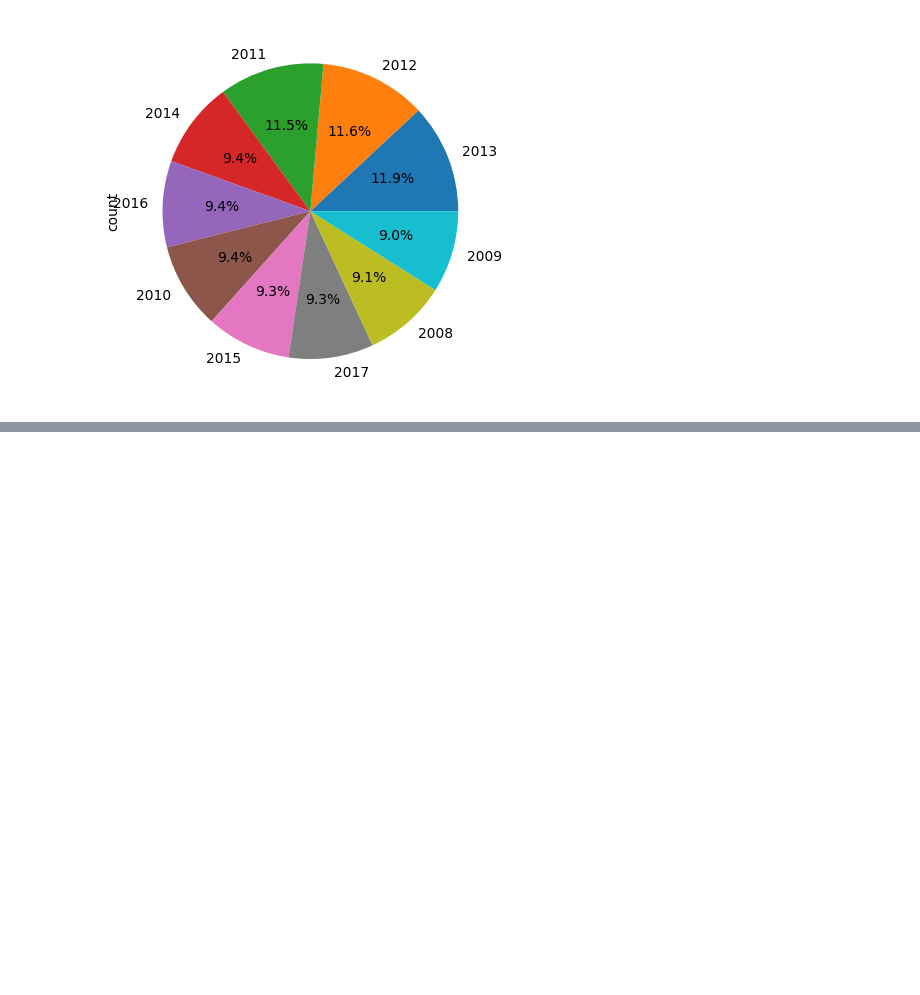
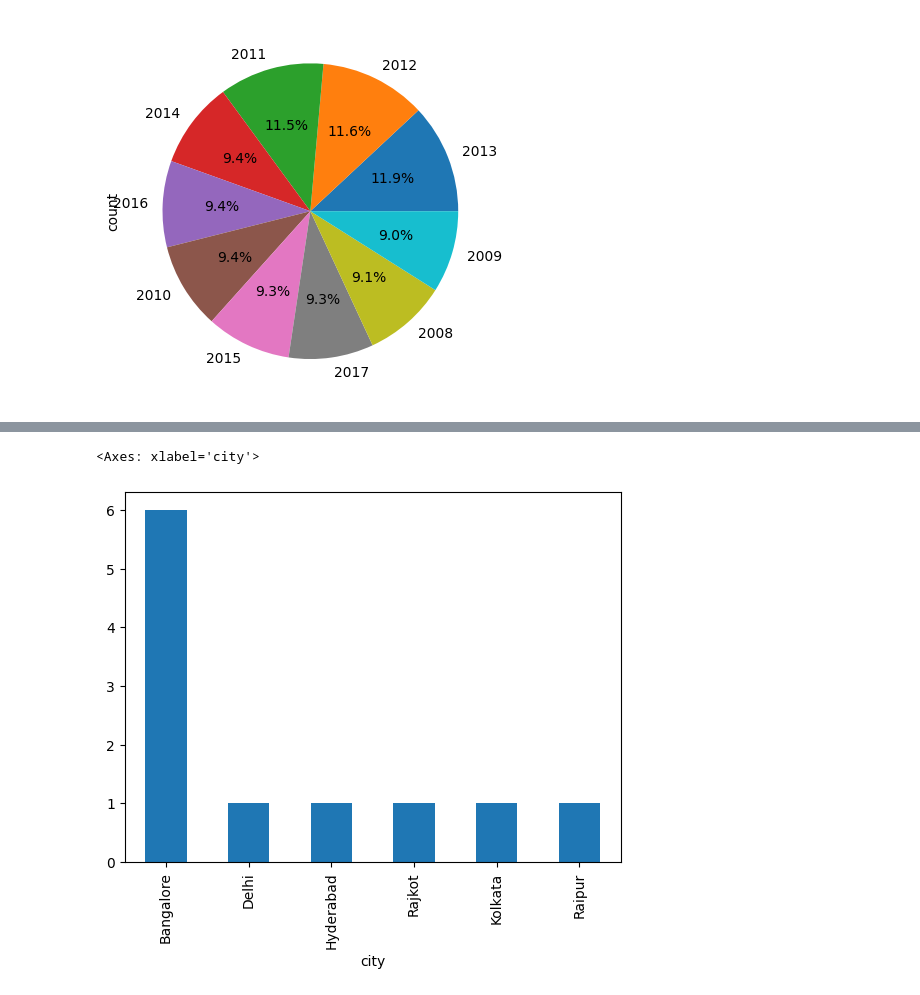
Before and after one commit to Aniketsingh0302/pandas, a Jupyter notebook: pandas/Ipl.ipynb, the cells around one changed output, grey strips where cells are left out. Cells and saved outputs as stored; diff of their text form; code cells hidden in the pictures; blank space fills up the shorter version.

```diff
--- a/pandas/Ipl.ipynb
+++ b/pandas/Ipl.ipynb
@@ -190,0 +209,5 @@ data['season'].value_counts().plot.pie(autopct='%.1f%%')
+# %%
+mask= data['player_of_match']== 'V Kohli'
+# %%
+mom=data[mask]
+mom
@@ -190,0 +227,5 @@ data['season'].value_counts().plot.pie(autopct='%.1f%%')
+# %%
+mom['city'].value_counts().plot(kind='bar')
+# %% [output]
+<Axes: xlabel='city'>
+[figure, added]
```
Also changed, not shown: parts of 9 cells of this notebook.
